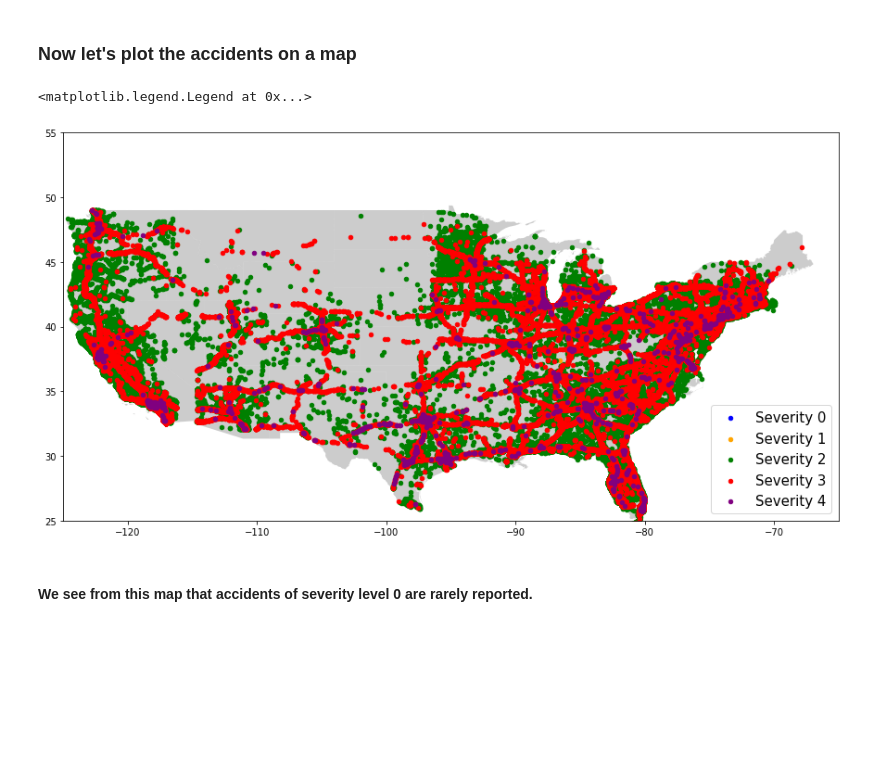
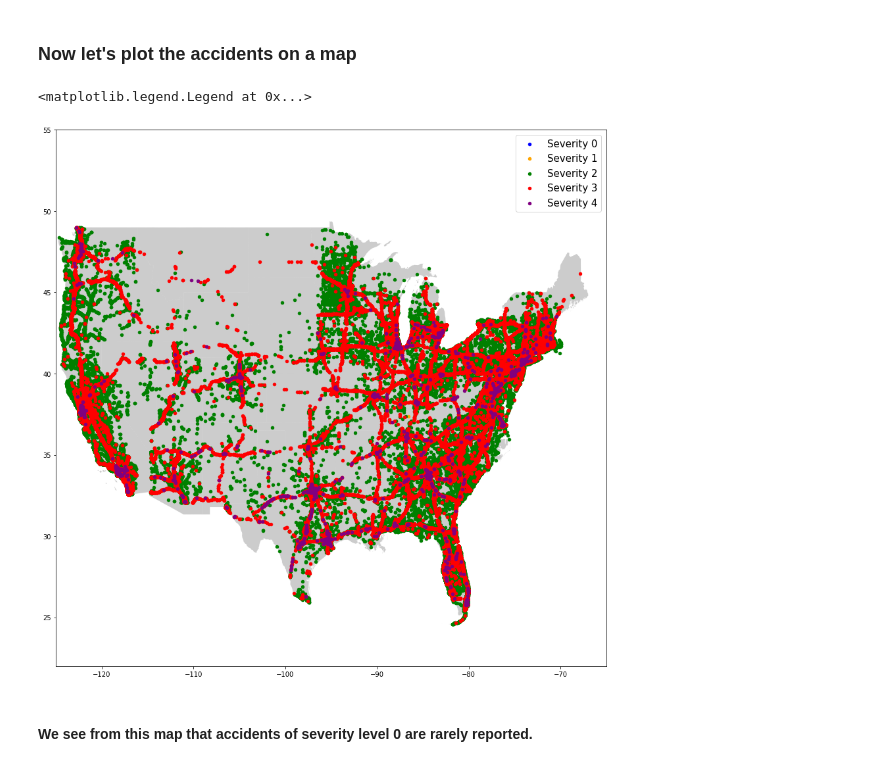
Before and after one commit to rahulmnair1997/US-Accidents-Data-Analysis, a Jupyter notebook: US-accidents.ipynb, the cells around one changed output. Saved outputs shown, nothing was run; the diff lists cells and outputs as text; code cells hidden in the pictures; blank space fills up the shorter version.

```diff
--- a/US-accidents.ipynb
+++ b/US-accidents.ipynb
@@ -452,22 +469,22 @@ plt.show()
 # %%
 geometry = [Point(xy) for xy in zip(map_quest['Start_Lng'], map_quest['Start_Lat'])]
 geo_df = gpd.GeoDataFrame(map_quest, geometry=geometry)
 
 
 us_map = gpd.read_file('cb_2018_us_state_500k.shp')
 fig, ax = plt.subplots(figsize=(15,15))
 ax.set_xlim([-125,-65])
-ax.set_ylim([25,55])
+ax.set_ylim([22,55])
 us_map.plot(ax=ax, alpha=0.4, color='grey')
 geo_df[geo_df['Severity'] == 0].plot(ax=ax, markersize=20, color='blue', marker='o', label='Severity 0')
 geo_df[geo_df['Severity'] == 1].plot(ax=ax, markersize=20, color='orange', marker='o', label='Severity 1')
 geo_df[geo_df['Severity'] == 2].plot(ax=ax, markersize=20, color='green', marker='o', label='Severity 2')
 geo_df[geo_df['Severity'] == 3].plot(ax=ax, markersize=20, color='red', marker='o', label='Severity 3')
 geo_df[geo_df['Severity'] == 4].plot(ax=ax, markersize=20, color='purple', marker='o', label='Severity 4')
 plt.legend(prop={'size': 15})
 # %% [output]
 <matplotlib.legend.Legend at 0x...>
-[figure, old version]
+[figure, new version]
 # %% [markdown]
 #### We see from this map that accidents of severity level 0 are rarely reported.
 # %% [markdown]
```
Also changed, not shown: parts of 16 cells of this notebook.
